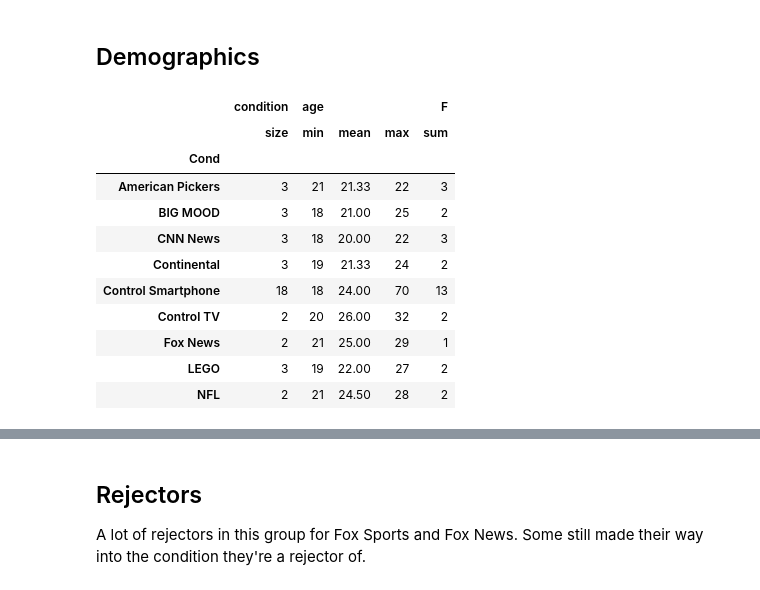
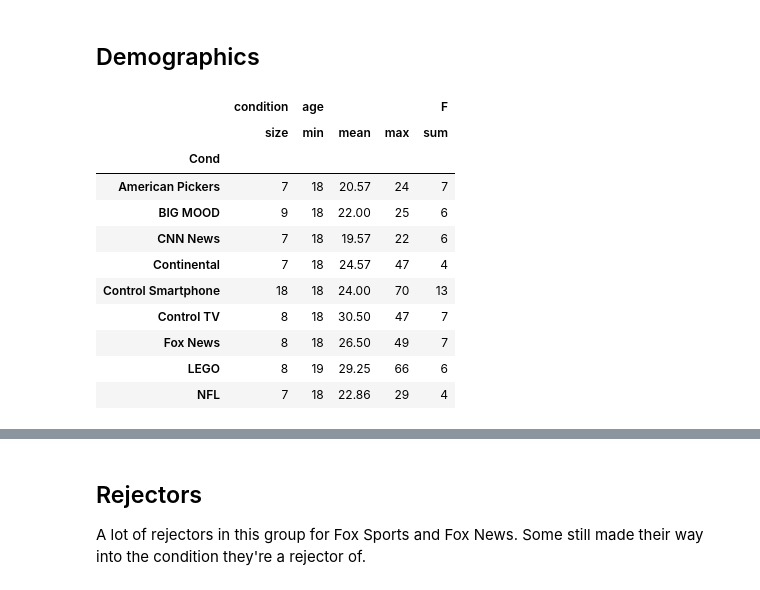
Before and after one commit to drjyun/Fox, a Jupyter notebook: surveys.ipynb, the cells around one changed output, grey strips where cells are left out. Saved outputs shown, nothing was run; the diff lists cells and outputs as text; code cells hidden in the pictures.

```diff
--- a/surveys.ipynb
+++ b/surveys.ipynb
@@ -9,9 +11,9 @@ import datetime as dt
 import os
 # %%
 
-data_dir = os.path.abspath(os.path.join(os.getcwd(), '../data'))
+data_dir = os.path.abspath(os.path.join(os.getcwd(), '../data/surveys'))
 today = dt.date.today()
-date = today.replace(day=today.day-1) #yesterday's data, change as needed
+date = today #.replace(day=today.day-1) #yesterday's data, change as needed
 
 # as long as you remove the time from the datasheet (##.##.csv), you don't need to manually change anything
 pre_filename = f'fox-pre_{date.strftime("%B")} {date.strftime("%-d")}, {date.strftime("%Y")}.csv'
@@ -35,22 +37,24 @@ pre['Cond'] = pre['condition'].map(conditions_swap)
 # %%
 demos = post[['id', 'Cond', 'condition', 'gender', 'age', 'glasses', 'race', 'education', 'income', 'politics']].copy()
 demos['F'] = np.where(demos['gender']==2, 1,0)
 
-demos.groupby('Cond').agg({
+demo_sum = demos.groupby('Cond').agg({
     'condition': ['size'],
-    'age': [min, 'mean', max],
-    'F': [sum]
+    'age': ['min', 'mean', 'max'],
+    'F': ['sum']
 }).round(2)
+
+demo_sum
 # %% [output]
 |  | condition | age |  |  | F |
 |  | size | min | mean | max | sum |
 | Cond |  |  |  |  |  |
-| American Pickers | 3 | 21 | 21.33 | 22 | 3 |
-| BIG MOOD | 3 | 18 | 21.00 | 25 | 2 |
-| CNN News | 3 | 18 | 20.00 | 22 | 3 |
-| Continental | 3 | 19 | 21.33 | 24 | 2 |
+| American Pickers | 7 | 18 | 20.57 | 24 | 7 |
+| BIG MOOD | 9 | 18 | 22.00 | 25 | 6 |
+| CNN News | 7 | 18 | 19.57 | 22 | 6 |
+| Continental | 7 | 18 | 24.57 | 47 | 4 |
 | Control Smartphone | 18 | 18 | 24.00 | 70 | 13 |
-| Control TV | 2 | 20 | 26.00 | 32 | 2 |
-| Fox News | 2 | 21 | 25.00 | 29 | 1 |
-| LEGO | 3 | 19 | 22.00 | 27 | 2 |
-| NFL | 2 | 21 | 24.50 | 28 | 2 |
+| Control TV | 8 | 18 | 30.50 | 47 | 7 |
+| Fox News | 8 | 18 | 26.50 | 49 | 7 |
+| LEGO | 8 | 19 | 29.25 | 66 | 6 |
+| NFL | 7 | 18 | 22.86 | 29 | 4 |
```
Also changed, not shown: parts of 12 cells of this notebook.
